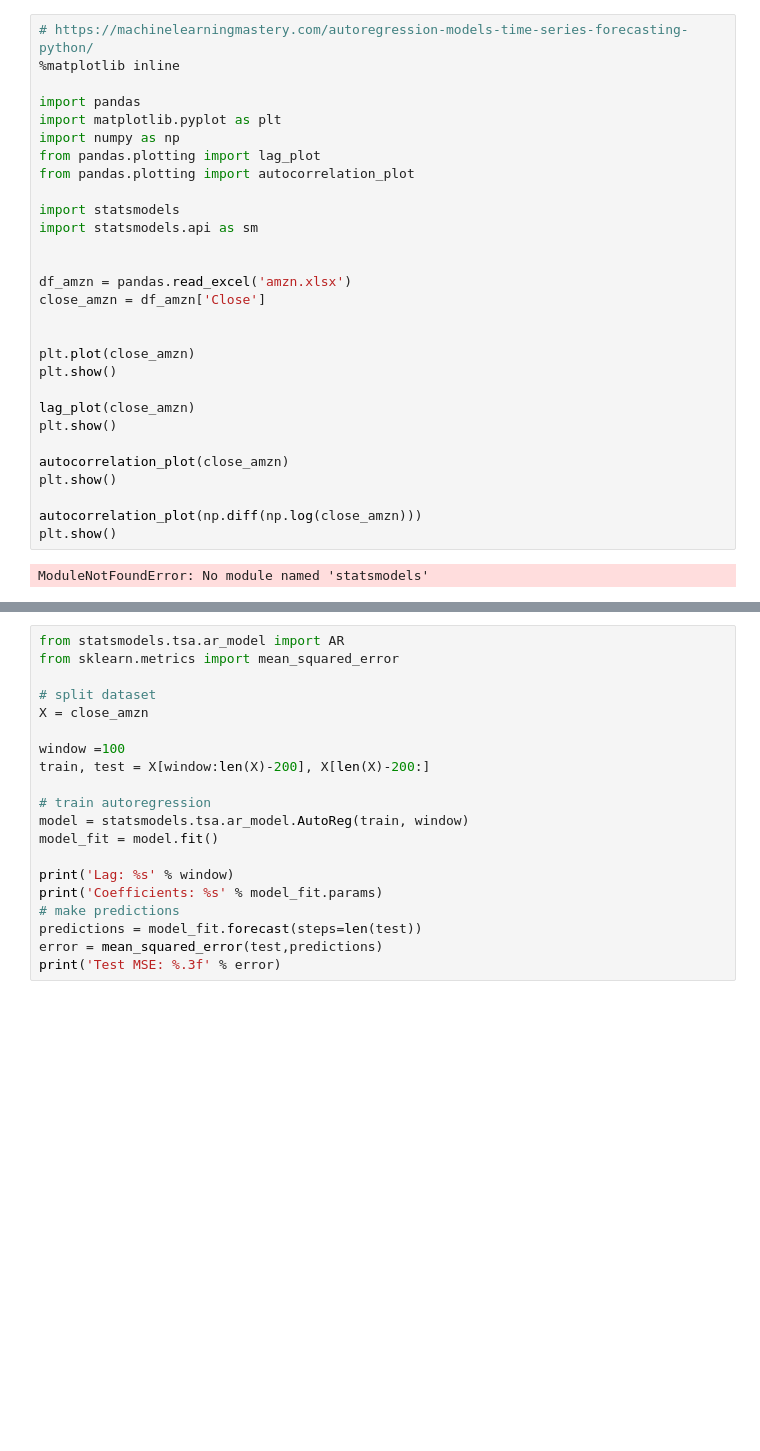
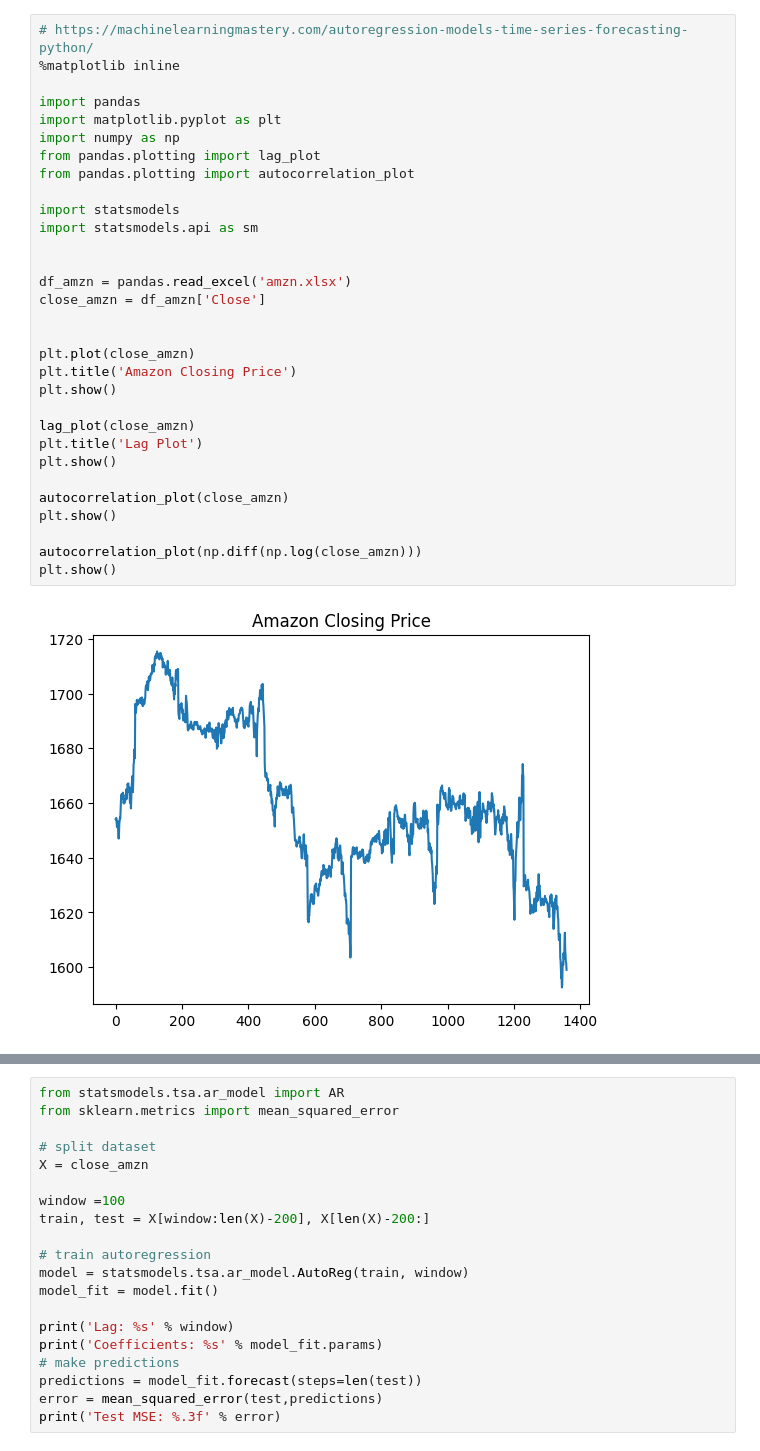
Before and after one commit to maxnorman569/comp0051_algorithmic_trading, a Jupyter notebook: Week 3 Material -20230125/Notebook 6.1 - AR.ipynb, the cells around one changed output, grey strips where cells are left out. Cells and saved outputs as stored; diff of their text form; blank space fills up the shorter version.

```diff
--- a/Week 3 Material -20230125/Notebook 6.1 - AR.ipynb
+++ b/Week 3 Material -20230125/Notebook 6.1 - AR.ipynb
@@ -1,31 +1,33 @@
 # %%
 # https://machinelearningmastery.com/autoregression-models-time-series-forecasting-python/
 %matplotlib inline
 
 import pandas
 import matplotlib.pyplot as plt
 import numpy as np
 from pandas.plotting import lag_plot
 from pandas.plotting import autocorrelation_plot
 
 import statsmodels
 import statsmodels.api as sm
 
 
 df_amzn = pandas.read_excel('amzn.xlsx')
 close_amzn = df_amzn['Close']
 
 
 plt.plot(close_amzn)
+plt.title('Amazon Closing Price')
 plt.show()
 
 lag_plot(close_amzn)
+plt.title('Lag Plot')
 plt.show()
 
 autocorrelation_plot(close_amzn)
 plt.show()
 
 autocorrelation_plot(np.diff(np.log(close_amzn)))
 plt.show()
 # %% [output]
-ModuleNotFoundError: No module named 'statsmodels'
+[figure, added]
```
Also changed, not shown: parts of 4 cells of this notebook, 55 other files.
